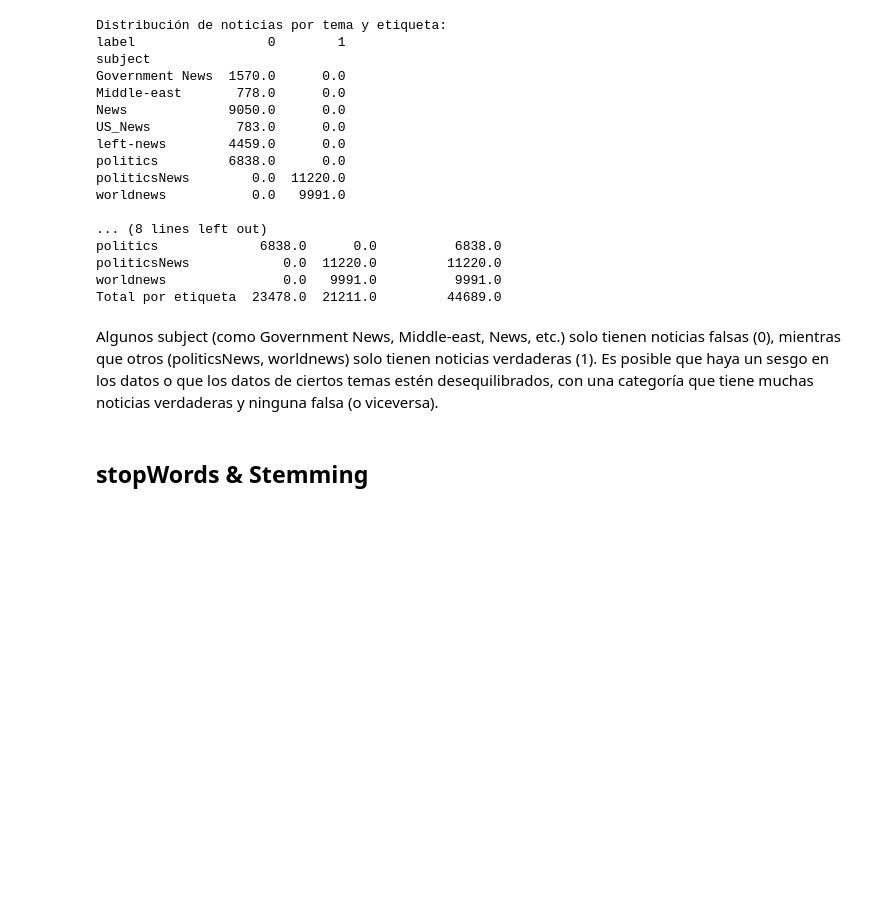
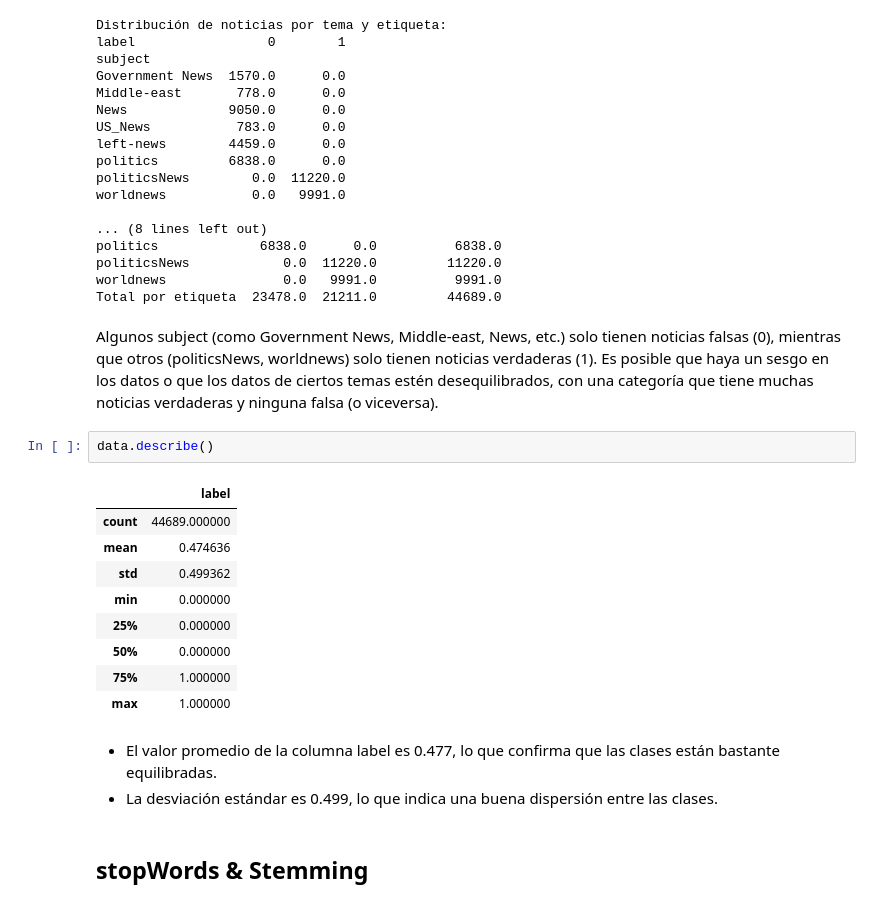
Before and after one commit to IsabelRomoBru/proyecto_machine_learning_Fake_News, a Jupyter notebook: notebooks/EDA.ipynb, the cells around one changed output. Cells and saved outputs as stored; diff of their text form; blank space fills up the shorter version.

```diff
--- a/notebooks/EDA.ipynb
+++ b/notebooks/EDA.ipynb
@@ -183,6 +167,21 @@ Total por etiqueta  23478.0  21211.0         44689.0
 # %% [markdown]
 Algunos subject (como Government News, Middle-east, News, etc.) solo tienen noticias falsas (0), mientras que otros (politicsNews, worldnews) solo tienen noticias verdaderas (1).
 Es posible que haya un sesgo en los datos o que los datos de ciertos temas estén desequilibrados, con una categoría que tiene muchas noticias verdaderas y ninguna falsa (o viceversa).
+# %%
+data.describe()
+# %% [output]
+|  | label |
+| count | 44689.000000 |
+| mean | 0.474636 |
+| std | 0.499362 |
+| min | 0.000000 |
+| 25% | 0.000000 |
+| 50% | 0.000000 |
+| 75% | 1.000000 |
+| max | 1.000000 |
+# %% [markdown]
+- El valor promedio de la columna label es 0.477, lo que confirma que las clases están bastante equilibradas.
+- La desviación estándar es 0.499, lo que indica una buena dispersión entre las clases.
 # %% [markdown]
 ## stopWords & Stemming
 # %%
```
Also changed, not shown: parts of 19 cells of this notebook.
